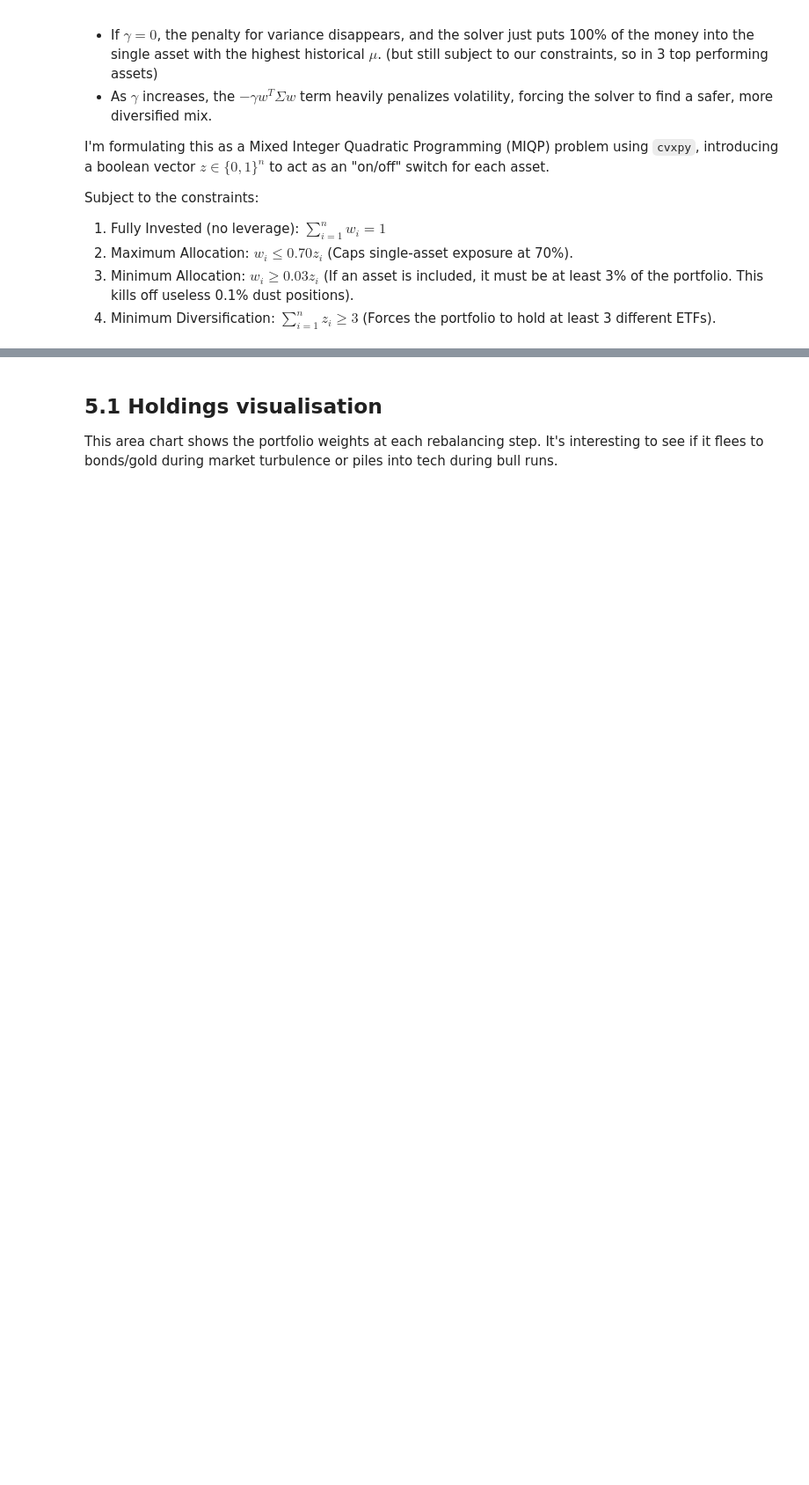
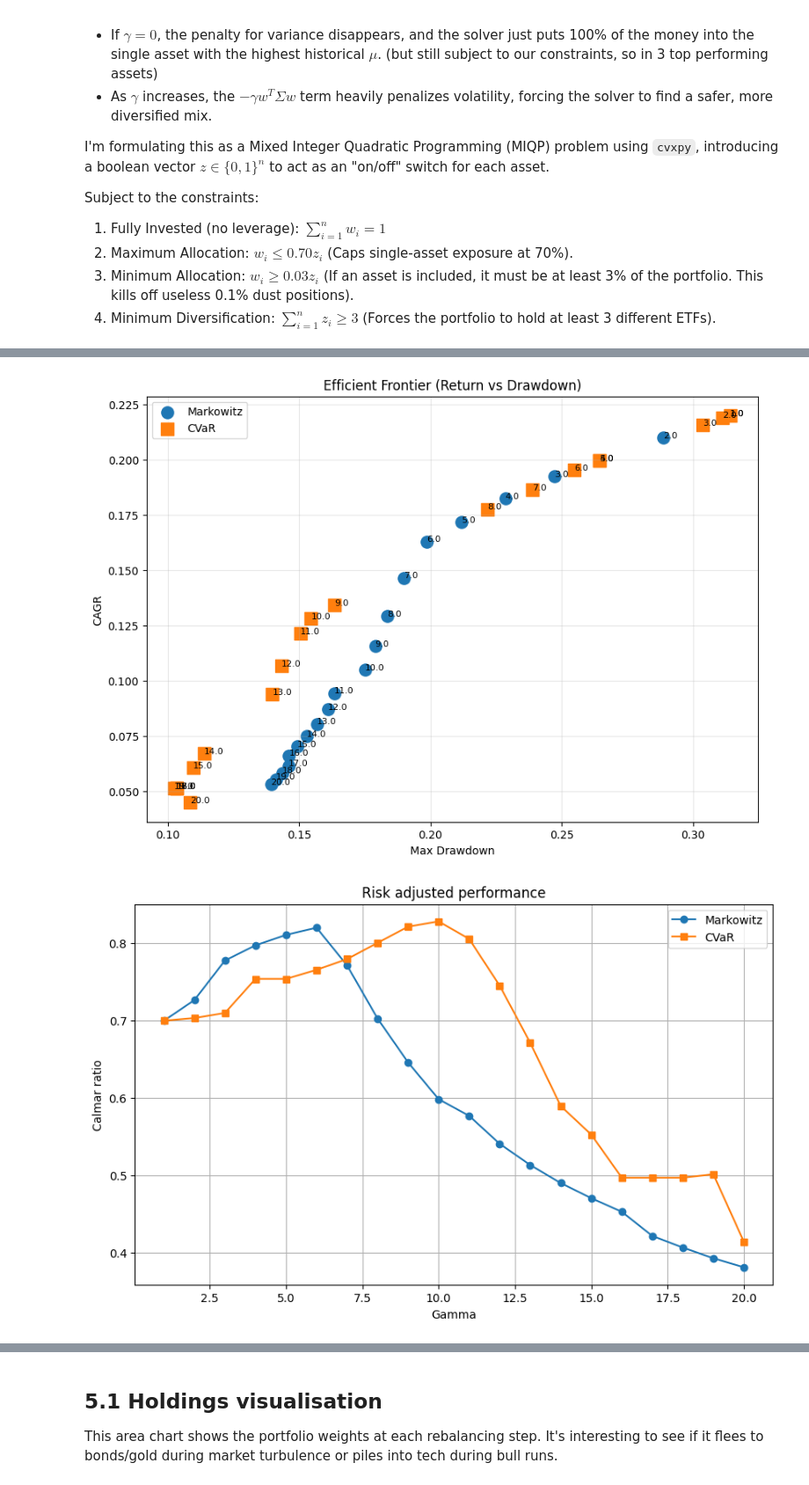
Before and after one commit to JanMatyas57/portfolio_optimization, a Jupyter notebook: portolio_alocation.ipynb, the cells around one changed output, grey strips where cells are left out. Shown at 88% size. Cells and saved outputs as stored; diff of their text form; code cells hidden in the pictures; blank space fills up the shorter version.

```diff
--- a/portolio_alocation.ipynb
+++ b/portolio_alocation.ipynb
@@ -399,3 +544,73 @@ analyze_risk_aversion(monthly_returns)
+# %%
+
+
+fig, ax = plt.subplots(figsize=(10, 7))
+
+sc1 = ax.scatter(
+    df_mark["MDD"],
+    df_mark["CAGR"],
+    s=120,
+    marker="o",
+    label="Markowitz"
+)
+
+for _, row in df_mark.iterrows():
+    ax.annotate(
+        str(row["Gamma"]),
+        (row["MDD"], row["CAGR"]),
+        fontsize=8
+    )
+
+sc2 = ax.scatter(
+    df_cvar["MDD"],
+    df_cvar["CAGR"],
+    s=120,
+    marker="s",
+    label="CVaR"
+)
+
+for _, row in df_cvar.iterrows():
+    ax.annotate(
+        str(row["Gamma"]),
+        (row["MDD"], row["CAGR"]),
+        fontsize=8
+    )
+
+ax.set_xlabel("Max Drawdown")
+ax.set_ylabel("CAGR")
+ax.set_title("Efficient Frontier (Return vs Drawdown)")
+ax.grid(True, alpha=0.3)
+ax.legend()
+
+plt.show()
+
+plt.figure(figsize=(10,6))
+
+plt.plot(
+    df_mark["Gamma"],
+    df_mark["Calmar"],
+    marker="o",
+    label="Markowitz"
+)
+
+plt.plot(
+    df_cvar["Gamma"],
+    df_cvar["Calmar"],
+    marker="s",
+    label="CVaR"
+)
+
+
+plt.xlabel("Gamma")
+plt.ylabel("Calmar ratio")
+plt.title("Risk adjusted performance")
+plt.grid(True)
+plt.legend()
+
+plt.show()
+# %% [output]
+[figure, added]
+[figure, added]
 # %% [markdown]
 ### 5. Walk forward backtesting (out of sample testing)
 
```
Also changed, not shown: parts of 17 cells of this notebook.
